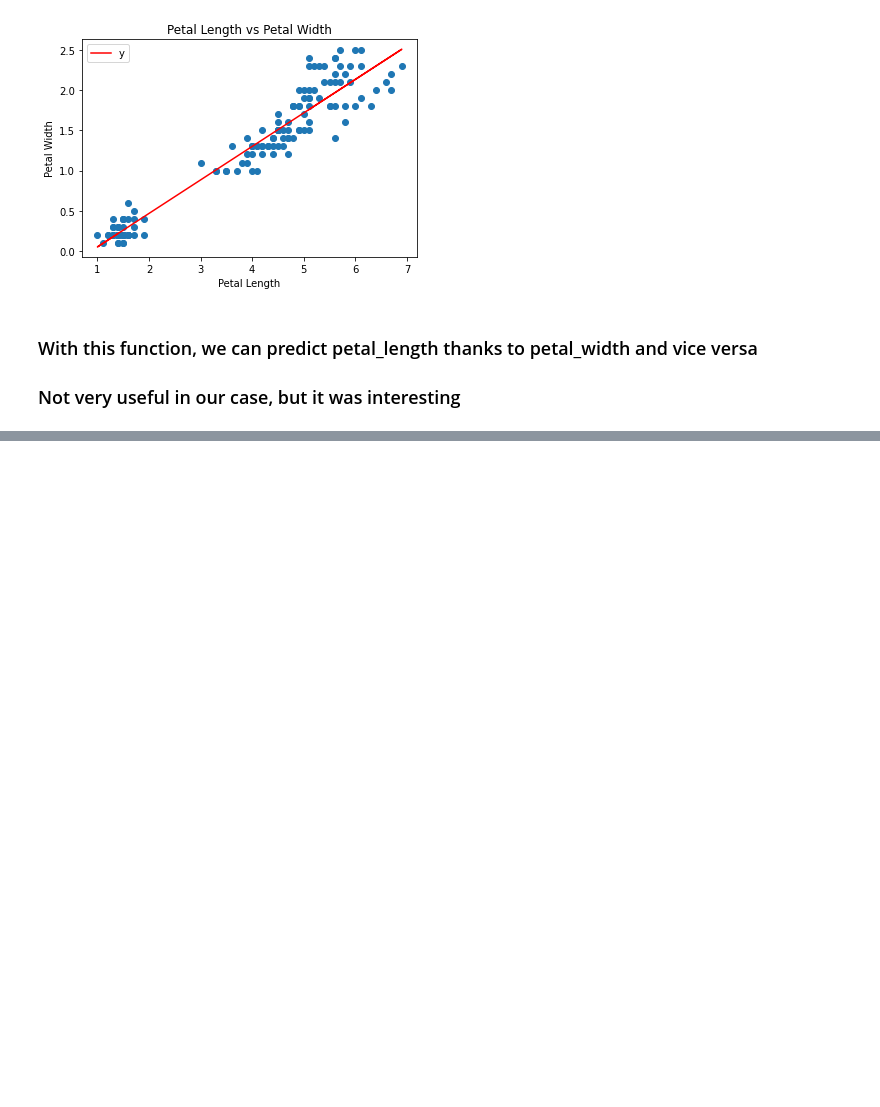
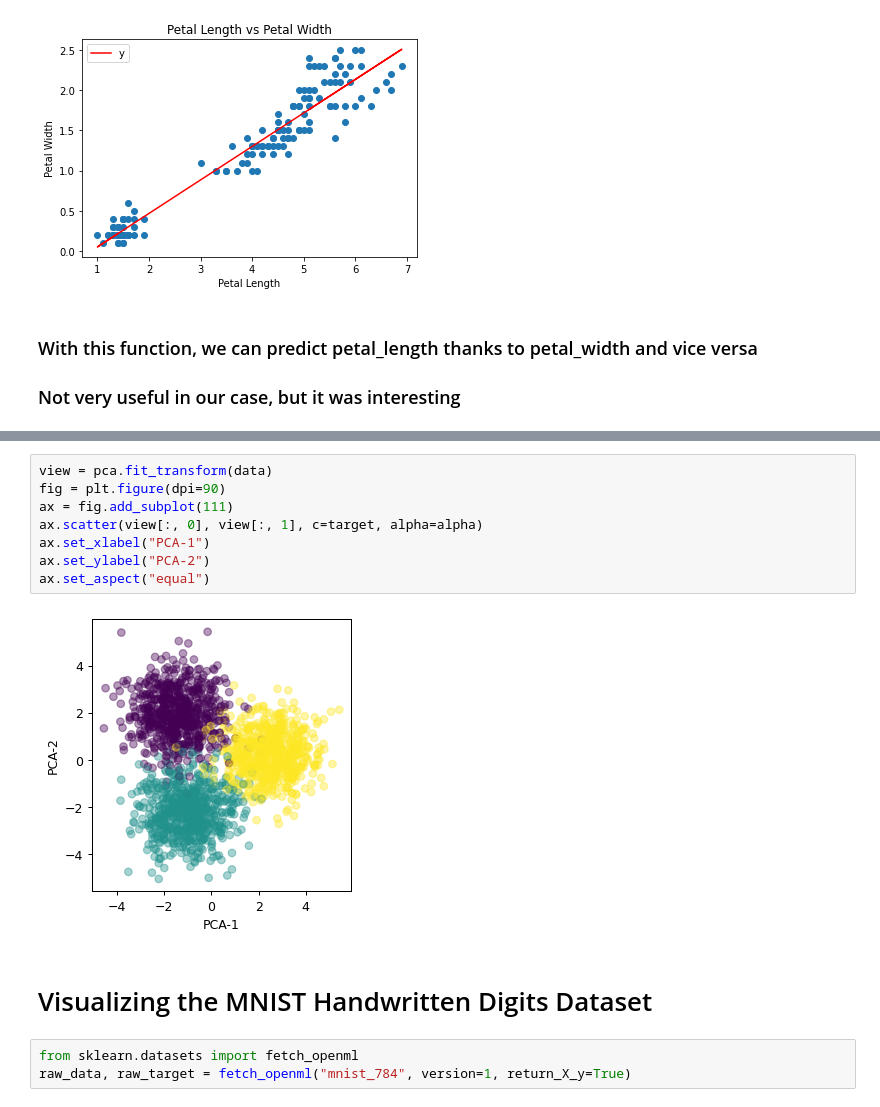
Before and after one commit to Meridolian/thedatafrog_tutorials, a Jupyter notebook: data_analysis/visualizing_datasets.ipynb, the cells around one changed output, grey strips where cells are left out. Saved outputs shown, nothing was run; the diff lists cells and outputs as text; blank space fills up the shorter version.

Commit message:
pca on iris + mnist digits

```diff
--- a/data_analysis/visualizing_datasets.ipynb
+++ b/data_analysis/visualizing_datasets.ipynb
@@ -144,0 +197,15 @@ plt.show()
+# %%
+view = pca.fit_transform(data)
+fig = plt.figure(dpi=90)
+ax = fig.add_subplot(111)
+ax.scatter(view[:, 0], view[:, 1], c=target, alpha=alpha)
+ax.set_xlabel("PCA-1")
+ax.set_ylabel("PCA-2")
+ax.set_aspect("equal")
+# %% [output]
+[figure, added]
+# %% [markdown]
+# Visualizing the MNIST Handwritten Digits Dataset
+# %%
+from sklearn.datasets import fetch_openml
+raw_data, raw_target = fetch_openml("mnist_784", version=1, return_X_y=True)
```
Also changed, not shown: parts of 13 cells of this notebook.
